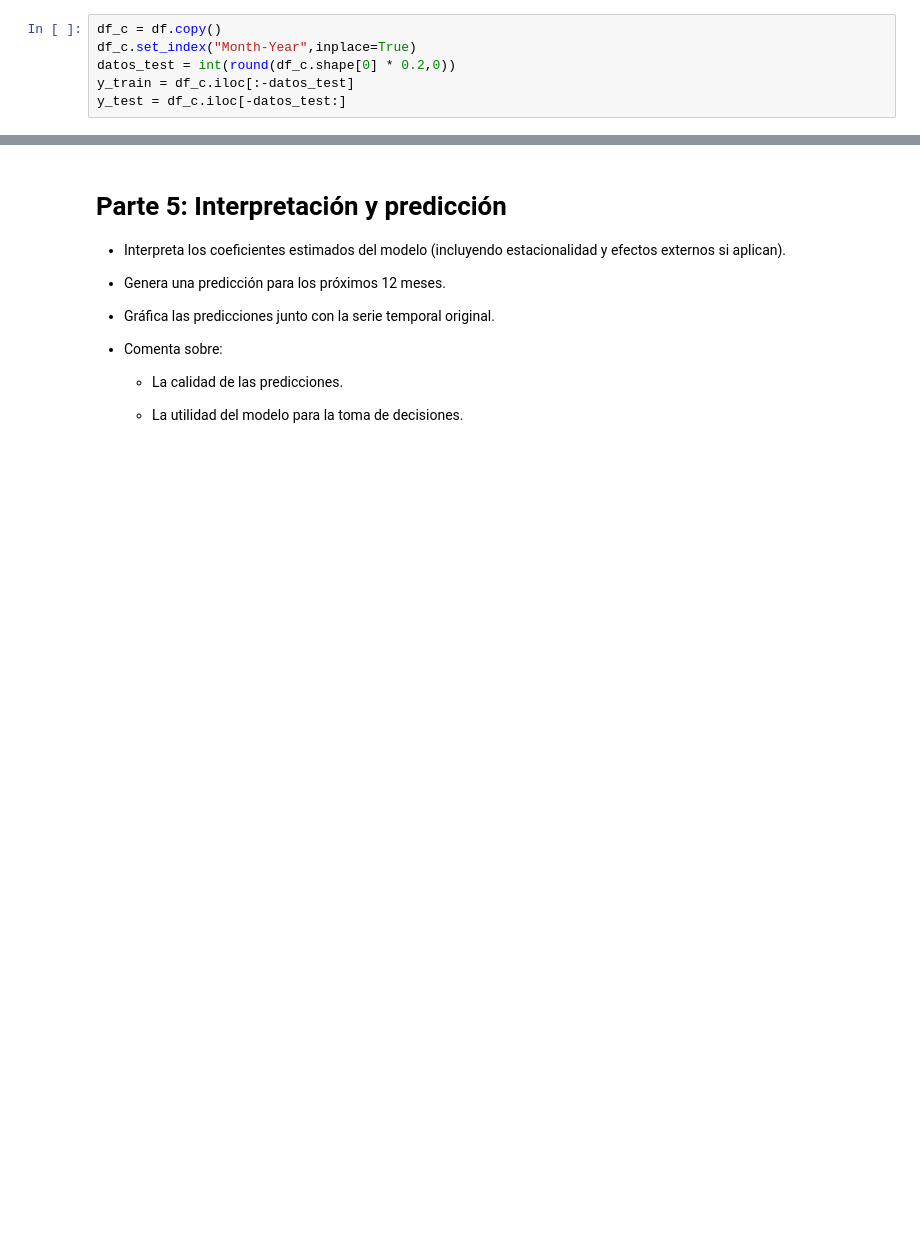
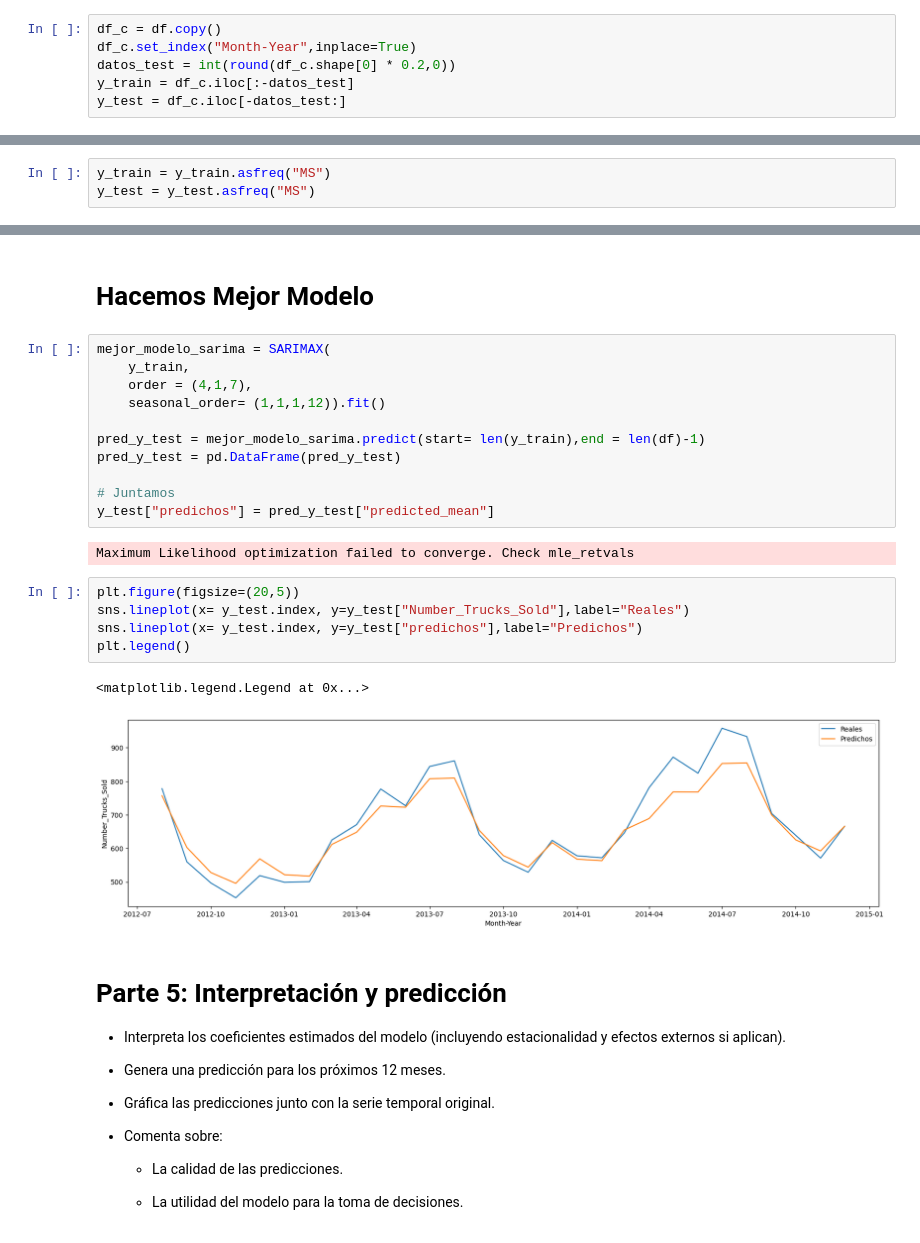
Before and after one commit to apelsito/laboratorio-modulo9-leccion02-series-temporales-sarima, a Jupyter notebook: jupyter/laboratorio-modulo9-leccion02-series-temporales-sarima.ipynb, the cells around one changed output, grey strips where cells are left out. Drawn from its saved outputs; the diff is of its cells as text; blank space fills up the shorter version.

```diff
--- a/jupyter/laboratorio-modulo9-leccion02-series-temporales-sarima.ipynb
+++ b/jupyter/laboratorio-modulo9-leccion02-series-temporales-sarima.ipynb
@@ -262,2 +257,5 @@ y_test = df_c.iloc[-datos_test:]
+# %%
+y_train = y_train.asfreq("MS")
+y_test = y_test.asfreq("MS")
 # %%
 resultados = {"q" : [], "p" : [], "rmse" : []}
@@ -296,3 +291,26 @@ ValueError: Invalid model: moving average lag(s) {np.int64(8)} are in both the s
+# %% [markdown]
+# Hacemos Mejor Modelo
+# %%
+mejor_modelo_sarima = SARIMAX(
+    y_train,
+    order = (4,1,7),
+    seasonal_order= (1,1,1,12)).fit()
+
+pred_y_test = mejor_modelo_sarima.predict(start= len(y_train),end = len(df)-1)
+pred_y_test = pd.DataFrame(pred_y_test)
+
+# Juntamos
+y_test["predichos"] = pred_y_test["predicted_mean"]
+# %% [output]
+Maximum Likelihood optimization failed to converge. Check mle_retvals
+# %%
+plt.figure(figsize=(20,5))
+sns.lineplot(x= y_test.index, y=y_test["Number_Trucks_Sold"],label="Reales")
+sns.lineplot(x= y_test.index, y=y_test["predichos"],label="Predichos")
+plt.legend()
+# %% [output]
+<matplotlib.legend.Legend at 0x...>
+[figure, added]
 # %% [markdown]
 # Parte 5: Interpretación y predicción
 
```
Also changed, not shown: parts of 9 cells of this notebook.
